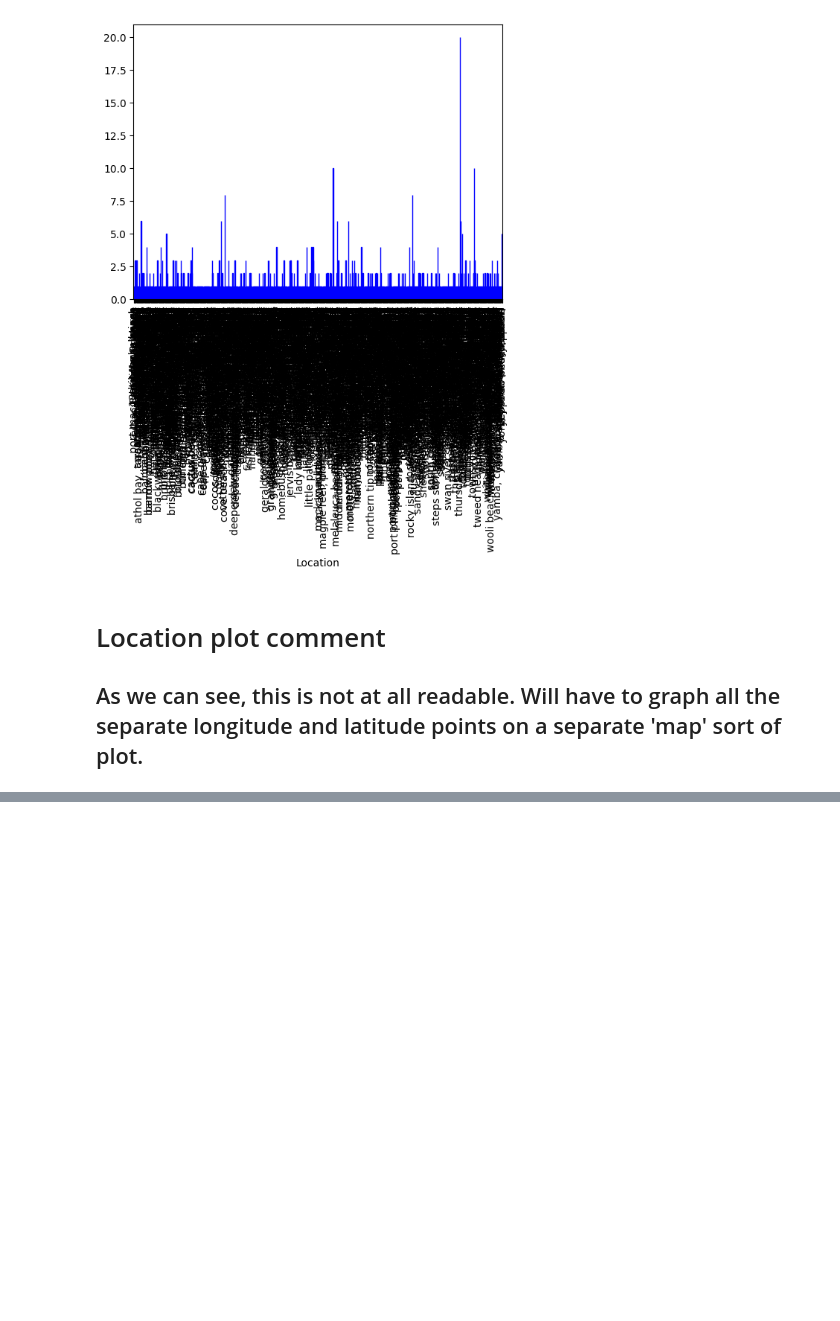
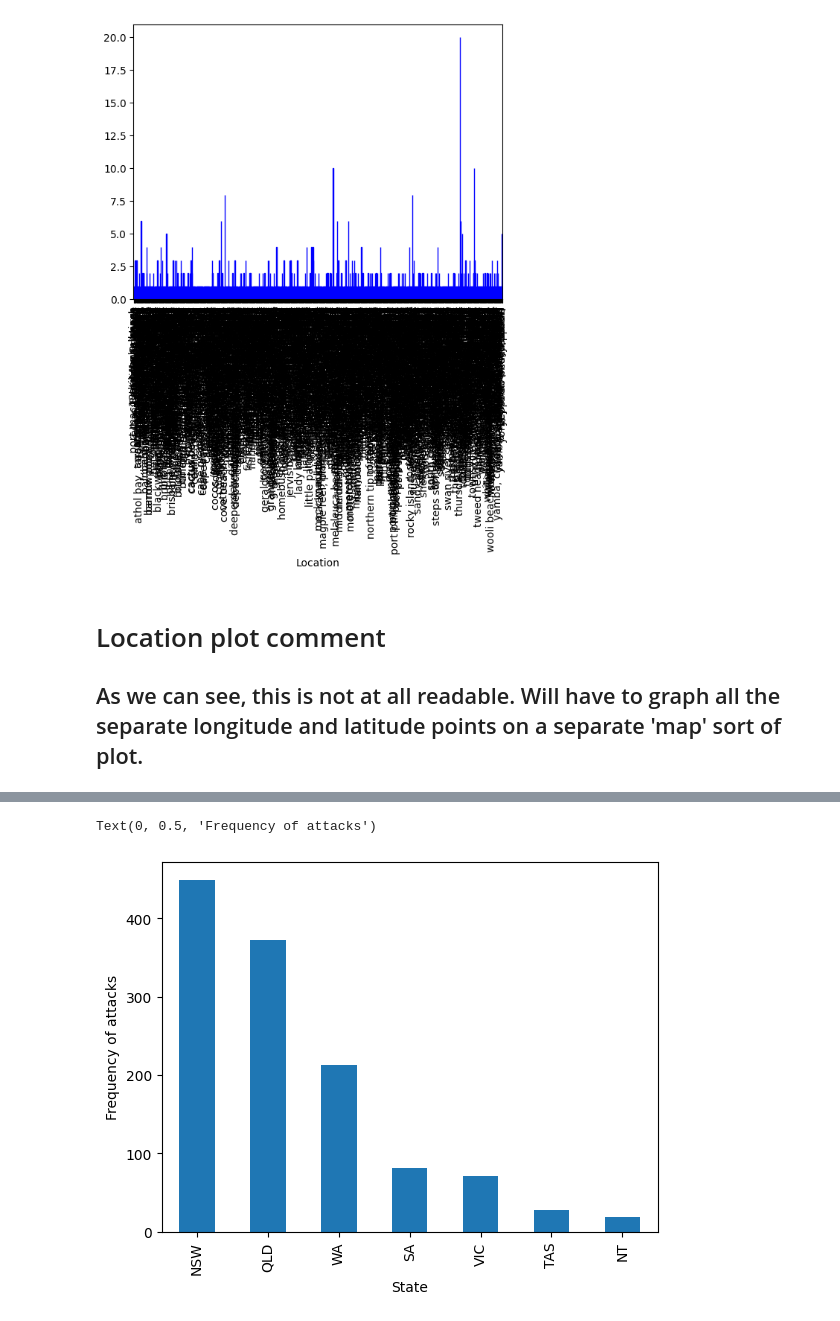
Before and after one commit to anushaTUe/visualisation-20245, a Jupyter notebook: dataset/further_exploration.ipynb, the cells around one changed output, grey strips where cells are left out. Saved outputs shown, nothing was run; the diff lists cells and outputs as text; code cells hidden in the pictures; blank space fills up the shorter version.

Commit message:
Added type of injury and state of attack graphs

```diff
--- a/dataset/further_exploration.ipynb
+++ b/dataset/further_exploration.ipynb
@@ -177,0 +180,3 @@ location_plot = location_counts.plot(kind='bar', width=0.8, color='skyblue', edg
+# %%
+df_states = df_shark.loc[:, ['State']]
+df_states.sample(5)
@@ -177,0 +191,7 @@ location_plot = location_counts.plot(kind='bar', width=0.8, color='skyblue', edg
+# %%
+state_counts = df_states['State'].value_counts()
+state_plot = state_counts.plot(kind='bar')
+state_plot.set_ylabel('Frequency of attacks')
+# %% [output]
+Text(0, 0.5, 'Frequency of attacks')
+[figure, added]
```
Also changed, not shown: parts of 12 cells of this notebook.
